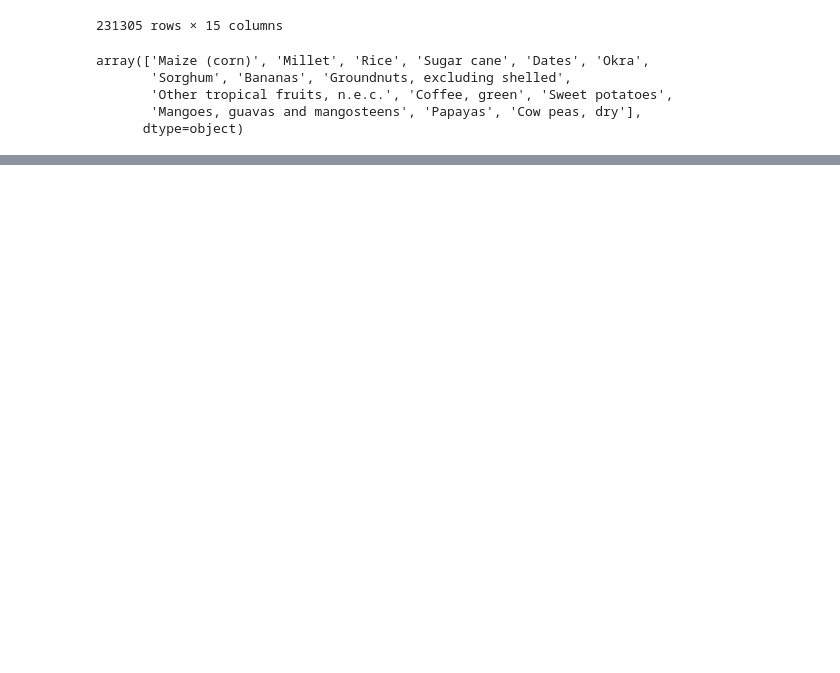
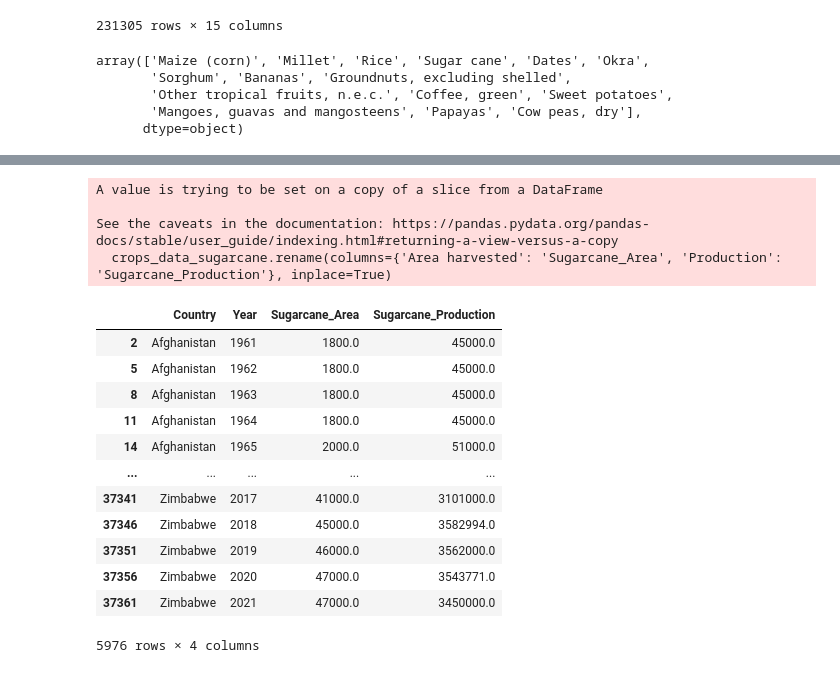
Before and after one commit to saumyasucharita/Agriculture-Data-Analysis, a Jupyter notebook: Exploratory Agriculture Data Analysis-FAOSTAT.ipynb, the cells around one changed output, grey strips where cells are left out. Drawn from its saved outputs; the diff is of its cells as text; code cells hidden in the pictures; blank space fills up the shorter version.

```diff
--- a/Exploratory Agriculture Data Analysis-FAOSTAT.ipynb
+++ b/Exploratory Agriculture Data Analysis-FAOSTAT.ipynb
@@ -1330,0 +1347,22 @@ Let's build a regression model to predict sugar cane production with our master
+# %%
+crops_data_sugarcane.rename(columns={'Area harvested': 'Sugarcane_Area', 'Production': 'Sugarcane_Production'}, inplace=True)
+crops_data_sugarcane = crops_data_sugarcane[['Country', 'Year', 'Sugarcane_Area', 'Sugarcane_Production' ]]
+crops_data_sugarcane
+# %% [output]
+A value is trying to be set on a copy of a slice from a DataFrame
+
+See the caveats in the documentation: https://pandas.pydata.org/pandas-docs/stable/user_guide/indexing.html#returning-a-view-versus-a-copy
+  crops_data_sugarcane.rename(columns={'Area harvested': 'Sugarcane_Area', 'Production': 'Sugarcane_Production'}, inplace=True)
+|  | Country | Year | Sugarcane_Area | Sugarcane_Production |
+| 2 | Afghanistan | 1961 | 1800.0 | 45000.0 |
+| 5 | Afghanistan | 1962 | 1800.0 | 45000.0 |
+| 8 | Afghanistan | 1963 | 1800.0 | 45000.0 |
+| 11 | Afghanistan | 1964 | 1800.0 | 45000.0 |
+| 14 | Afghanistan | 1965 | 2000.0 | 51000.0 |
+| ... | ... | ... | ... | ... |
+| 37341 | Zimbabwe | 2017 | 41000.0 | 3101000.0 |
+| 37346 | Zimbabwe | 2018 | 45000.0 | 3582994.0 |
+| 37351 | Zimbabwe | 2019 | 46000.0 | 3562000.0 |
+| 37356 | Zimbabwe | 2020 | 47000.0 | 3543771.0 |
+| 37361 | Zimbabwe | 2021 | 47000.0 | 3450000.0 |
+5976 rows × 4 columns
```
Also changed, not shown: parts of 19 cells of this notebook, 1 other file.
